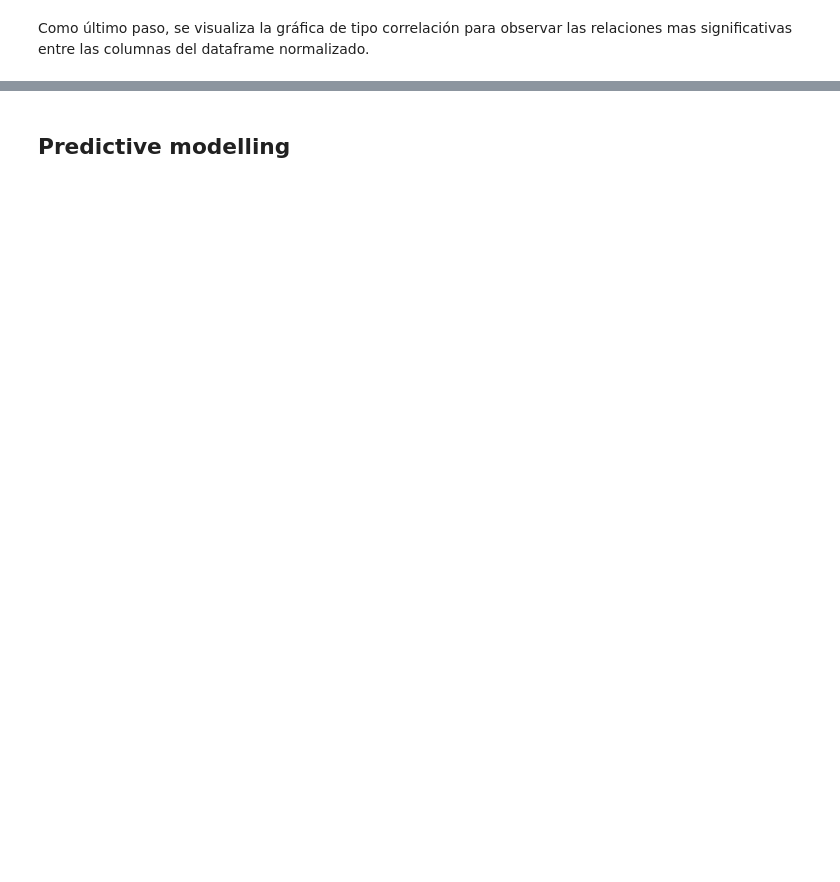
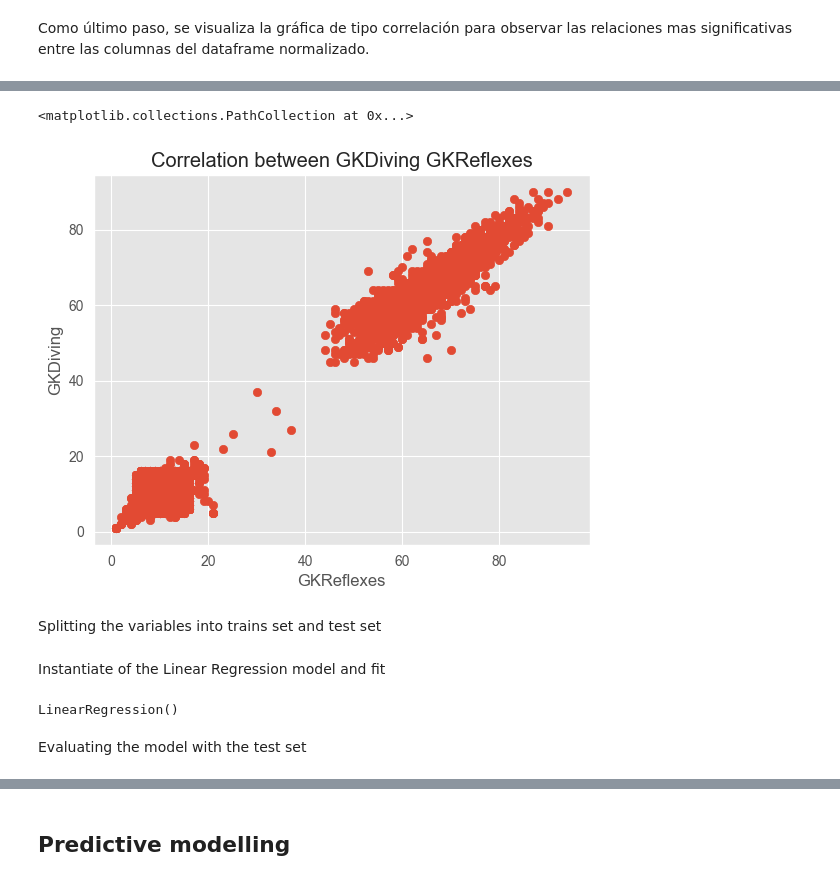
Before and after one commit to GAPPLabs/DataScienceProject, a Jupyter notebook: Proyecto.ipynb, the cells around one changed output, grey strips where cells are left out. Saved outputs shown, nothing was run; the diff lists cells and outputs as text; code cells hidden in the pictures; blank space fills up the shorter version.

Commit message:
Linear Regression model and correlation completed

```diff
--- a/Proyecto.ipynb
+++ b/Proyecto.ipynb
@@ -523,0 +1170,2 @@ plt.show()
+# %%
+corr_df = corr_df.values * ((np.eye(len(np.array(corr_df.values))) - 1) * 1) * -1
@@ -523,0 +1192,3 @@ plt.show()
+# %%
+y, x = np.where(corr_df == np.max(corr_df))
+coord = list(zip(y, x))[0]
@@ -523,0 +1197,5 @@ plt.show()
+# %%
+var1, var2 = list(df.columns)[coord[0]], list(df.columns)[coord[1]]
+
+print(var1)
+print(var2)
@@ -523,0 +1207,2 @@ plt.show()
+# %%
+df_var = original_df[[var1, var2]].dropna()
@@ -523,0 +1225,10 @@ plt.show()
+# %%
+plt.title("Correlation between " + var1 + " " + var2)
+plt.xlabel(var2)
+plt.ylabel(var1)
+plt.scatter(df_var[var2], df_var[var1])
+# %% [output]
+<matplotlib.collections.PathCollection at 0x...>
+[figure, added]
+# %% [markdown]
+Splitting the variables into trains set and test set
@@ -523,0 +1238,9 @@ plt.show()
+# %% [markdown]
+Instantiate of the Linear Regression model and fit
+# %%
+lr = LinearRegression()
+lr.fit(X_train, y_train)
+# %% [output]
+LinearRegression()
+# %% [markdown]
+Evaluating the model with the test set
```
Also changed, not shown: parts of 111 cells of this notebook.
